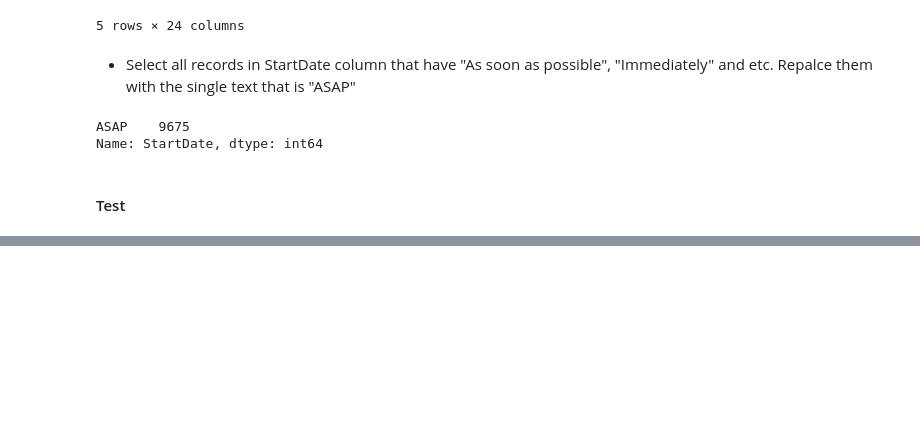
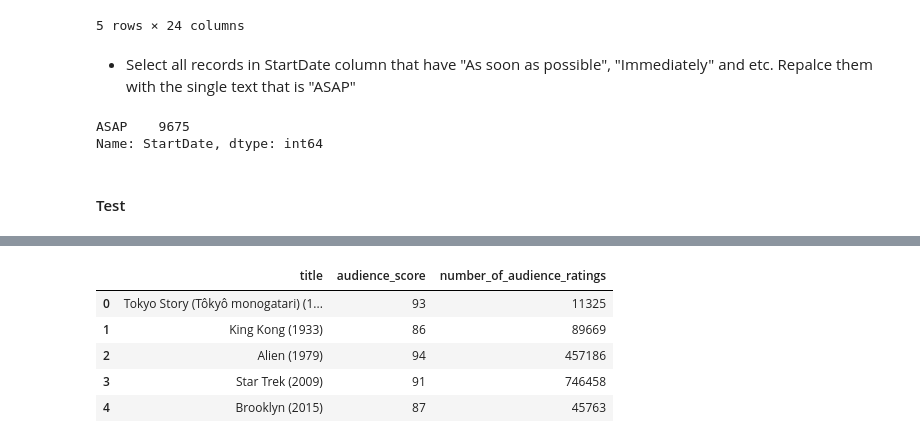
Before and after one commit to ibragimoveldor/Data-Analyst-Projects, a Jupyter notebook: Project_4/Intro_to_data_wrangling/data-wrangling-template.ipynb, the cells around one changed output, grey strips where cells are left out. Saved outputs shown, nothing was run; the diff lists cells and outputs as text; code cells hidden in the pictures; blank space fills up the shorter version.

```diff
--- a/Project_4/Intro_to_data_wrangling/data-wrangling-template.ipynb
+++ b/Project_4/Intro_to_data_wrangling/data-wrangling-template.ipynb
@@ -148,0 +178,30 @@ Name: StartDate, dtype: int64
+# %%
+# List of dictionaries to build file by file and later convert to a DataFrame
+df_list = []
+folder = 'files/rt_html'
+for movie_html in os.listdir(folder):
+    with open(os.path.join(folder, movie_html)) as file:
+        # Your code here
+        # Note: a correct implementation may take ~15 seconds to run
+        soup = BeautifulSoup(file, 'lxml')
+        title = soup.find('title').contents[0][: -len(' - Rotten Tomatoes')]
+        audience_score = soup.find('div', class_='audience-score meter').find('span').contents[0][:-1]
+        number_of_audience_ratings = soup.find('div', 'audience-info hidden-xs superPageFontColor')
+        number_of_audience_ratings = number_of_audience_ratings.find_all('div')[1].contents[2].strip().replace(',', '')
+
+        # Append to list of dictionaries
+        df_list.append({'title': title,
+                        'audience_score': int(audience_score),
+                        'number_of_audience_ratings': int(number_of_audience_ratings)})
+df = pd.DataFrame(df_list, columns = ['title', 'audience_score', 'number_of_audience_ratings'])
+df
+# %%
+# display our final output
+df.head()
+# %% [output]
+|  | title | audience_score | number_of_audience_ratings |
+| 0 | Tokyo Story (Tôkyô monogatari) (1... | 93 | 11325 |
+| 1 | King Kong (1933) | 86 | 89669 |
+| 2 | Alien (1979) | 94 | 457186 |
+| 3 | Star Trek (2009) | 91 | 746458 |
+| 4 | Brooklyn (2015) | 87 | 45763 |
```
Also changed, not shown: parts of 7 cells of this notebook.
